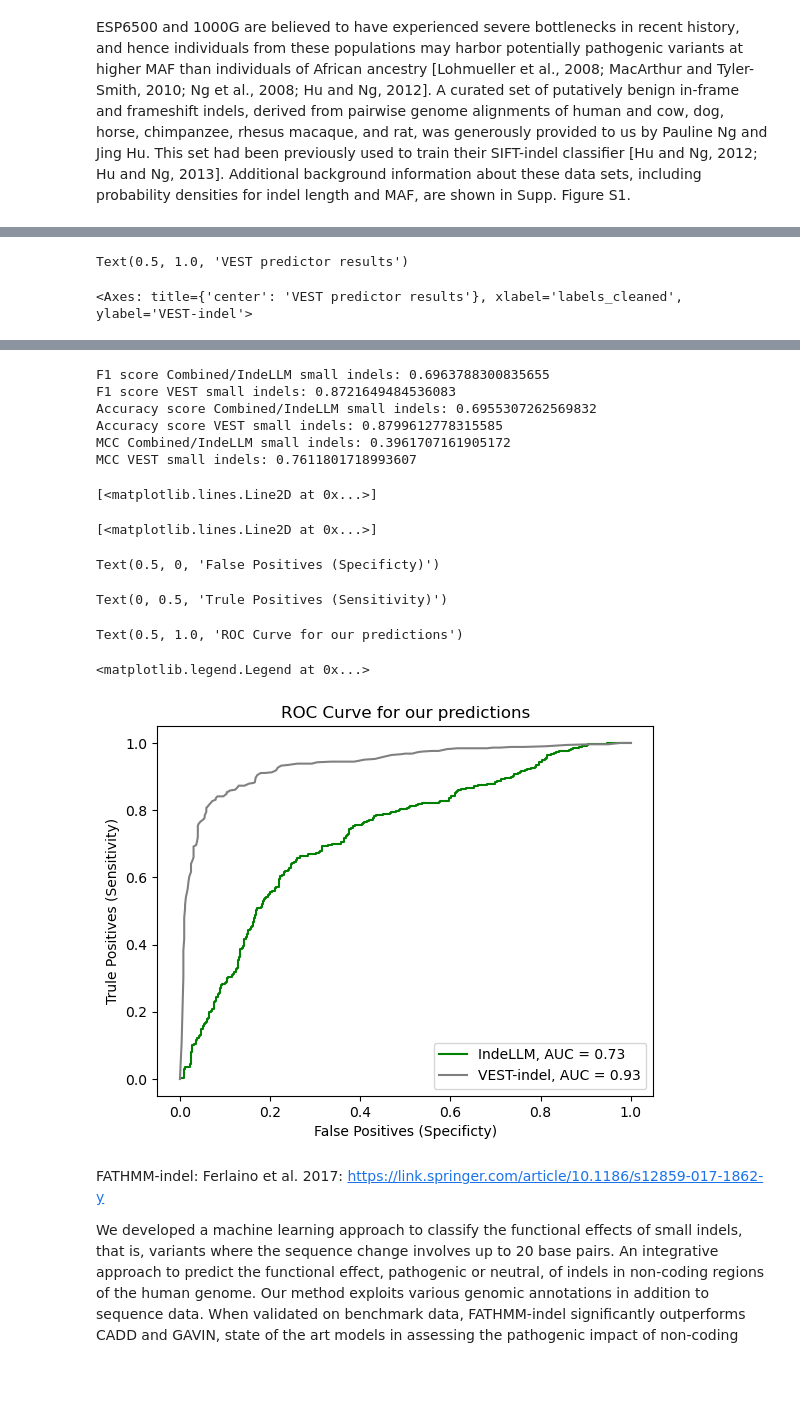
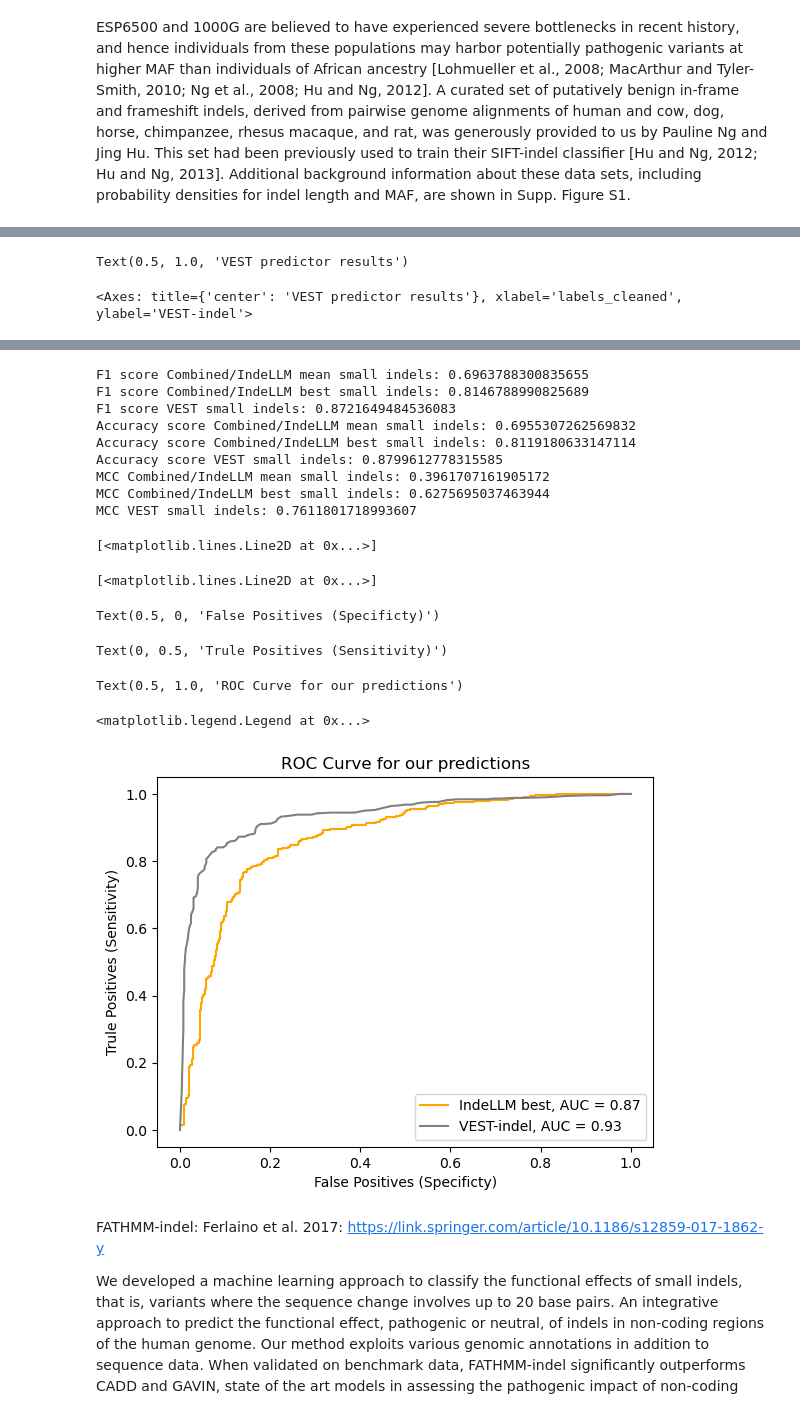
Before and after one commit to OriolGraCar/IndeLLM, a Jupyter notebook: Analysis/Analysis.ipynb, the cells around one changed output, grey strips where cells are left out. Cells and saved outputs as stored; diff of their text form; code cells hidden in the pictures; blank space fills up the shorter version.

```diff
--- a/Analysis/Analysis.ipynb
+++ b/Analysis/Analysis.ipynb
@@ -611,49 +676,52 @@ accuracy_VEST = accuracy_score(truelabels_VEST, pred_VEST_bin)
 #Calculating MCC
 mcc_VEST = matthews_corrcoef(truelabels_VEST, pred_VEST_bin)
 
-print("F1 score Combined/IndeLLM small indels:", f1_combined)
+print("F1 score Combined/IndeLLM best small indels:", f1_best)
 print("F1 score VEST small indels:", f1_VEST)
 
-print("Accuracy score Combined/IndeLLM small indels:", accuracy_combined)
+print("Accuracy score Combined/IndeLLM best small indels:", accuracy_best)
 print("Accuracy score VEST small indels:", accuracy_VEST)
 
-print("MCC Combined/IndeLLM small indels:", mcc_combined)
+print("MCC Combined/IndeLLM best small indels:", mcc_best)
 print("MCC VEST small indels:", mcc_VEST)
 
 #Plotting the Evo, Fit and VEST AUC
-plt.plot(fpr_combined, tpr_combined, label = "IndeLLM, AUC = "+str(roc_auc_combined), color = "green")
+plt.plot(fpr_best, tpr_best, label = "IndeLLM best, AUC = "+str(roc_auc_best), color = "orange")
 plt.plot(fpr_VEST, tpr_VEST, label = "VEST-indel, AUC = "+str(roc_auc_VEST), color = "grey")
 plt.xlabel('False Positives (Specificty)')
 plt.ylabel('Trule Positives (Sensitivity)')
 plt.title("ROC Curve for our predictions")
 plt.legend(loc = 'best')
 plt.show()
 # %% [output]
 |  | Unnamed: 0 | Id_matching | Protein_start | Protein_stop | Unnamed: 0_y | start-b38 | stop-b38 | CADD | ... |
 | count | 1033.000000 | 1033.000000 | 1033.000000 | 667.000000 | 0.0 | 1.033000e+03 | 1.033000e+03 | 1032.000000 | ... |
 | mean | 1922.917715 | 1990.513069 | 172.350436 | 174.701649 | NaN | 7.021315e+07 | 7.021315e+07 | 15.950965 | ... |
 | std | 1057.217796 | 1098.302591 | 116.427054 | 118.040964 | NaN | 5.786142e+07 | 5.786142e+07 | 5.676279 | ... |
 | min | 0.000000 | 0.000000 | 1.000000 | 2.000000 | NaN | 1.685300e+04 | 1.685400e+04 | 0.072000 | ... |
 | 25% | 1090.000000 | 1124.000000 | 70.000000 | 71.000000 | NaN | 2.369588e+07 | 2.369588e+07 | 13.002500 | ... |
 | 50% | 1886.000000 | 1945.000000 | 161.000000 | 163.000000 | NaN | 5.231796e+07 | 5.231796e+07 | 17.545000 | ... |
 | 75% | 2751.000000 | 2847.000000 | 251.000000 | 255.500000 | NaN | 1.048565e+08 | 1.048565e+08 | 20.400000 | ... |
 | max | 3814.000000 | 3958.000000 | 490.000000 | 479.000000 | NaN | 2.485746e+08 | 2.485746e+08 | 24.800000 | ... |
 Text(0.5, 1.0, 'VEST predictor results')
 <Axes: title={'center': 'VEST predictor results'}, xlabel='labels_cleaned', ylabel='VEST-indel'>
 [figure]
-F1 score Combined/IndeLLM small indels: 0.6963788300835655
+F1 score Combined/IndeLLM mean small indels: 0.6963788300835655
+F1 score Combined/IndeLLM best small indels: 0.8146788990825689
 F1 score VEST small indels: 0.8721649484536083
-Accuracy score Combined/IndeLLM small indels: 0.6955307262569832
+Accuracy score Combined/IndeLLM mean small indels: 0.6955307262569832
+Accuracy score Combined/IndeLLM best small indels: 0.8119180633147114
 Accuracy score VEST small indels: 0.8799612778315585
-MCC Combined/IndeLLM small indels: 0.3961707161905172
+MCC Combined/IndeLLM mean small indels: 0.3961707161905172
+MCC Combined/IndeLLM best small indels: 0.6275695037463944
 MCC VEST small indels: 0.7611801718993607
 [<matplotlib.lines.Line2D at 0x...>]
 [<matplotlib.lines.Line2D at 0x...>]
 Text(0.5, 0, 'False Positives (Specificty)')
 Text(0, 0.5, 'Trule Positives (Sensitivity)')
 Text(0.5, 1.0, 'ROC Curve for our predictions')
 <matplotlib.legend.Legend at 0x...>
-[figure, old version]
+[figure, new version]
 # %% [markdown]
 FATHMM-indel: Ferlaino et al. 2017: https://link.springer.com/article/10.1186/s12859-017-1862-y
 
```
Also changed, not shown: parts of 11 cells of this notebook.
